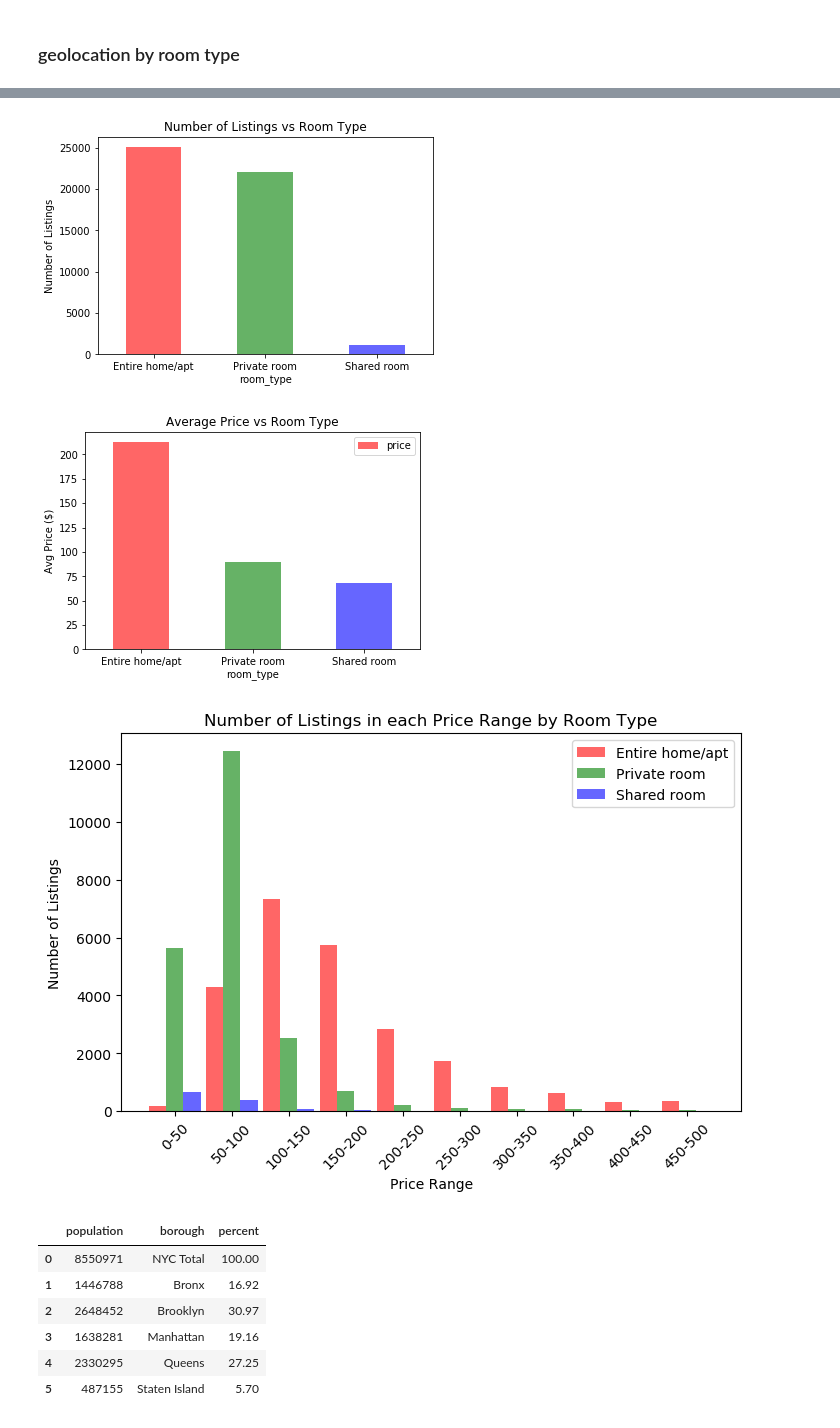
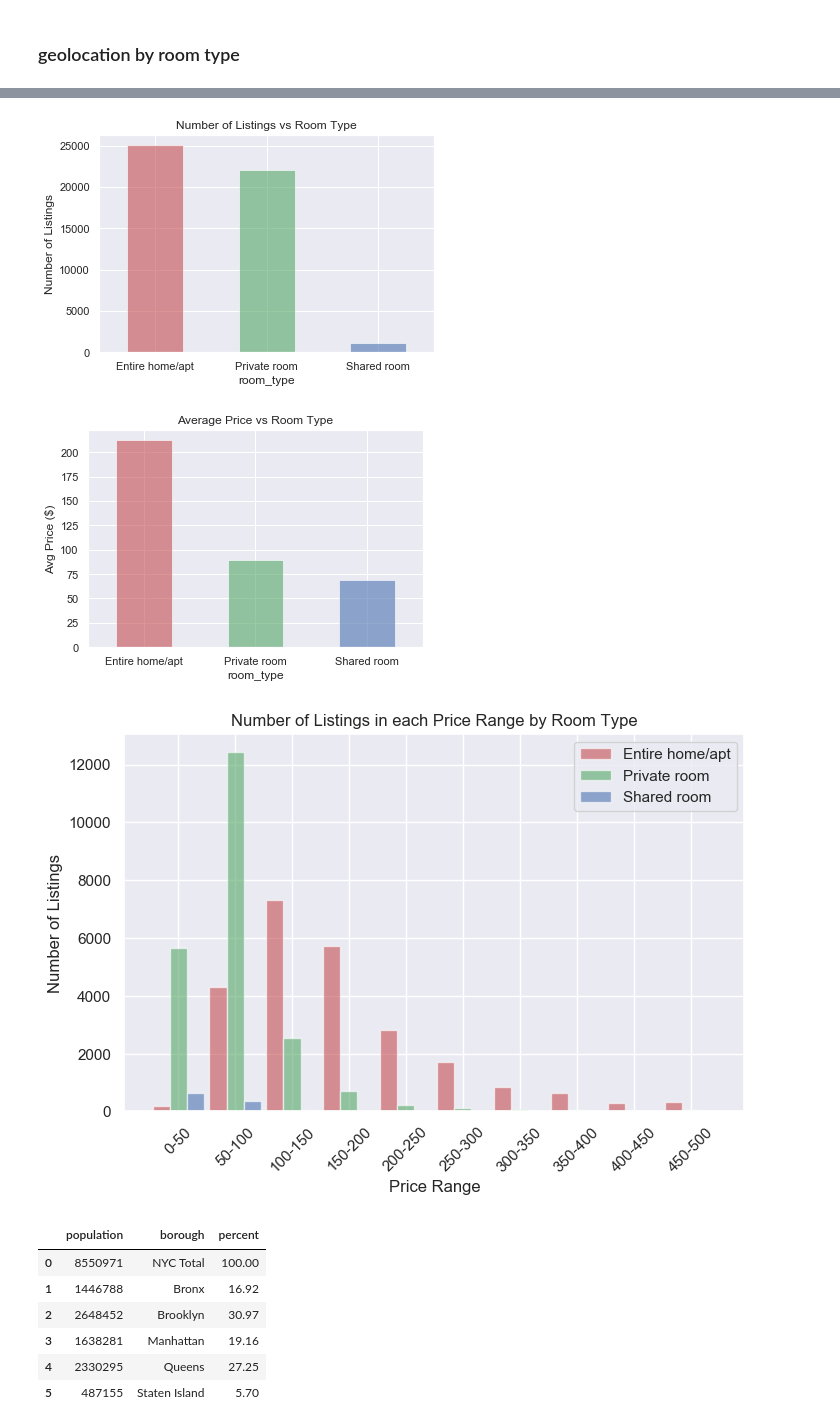
Before and after one commit to GeunT/Group-12-Project-1, a Jupyter notebook: Airbnb_starter_data.ipynb, the cells around one changed output, grey strips where cells are left out. Saved outputs shown, nothing was run; the diff lists cells and outputs as text; code cells hidden in the pictures.

Commit message:
update image

```diff
--- a/Airbnb_starter_data.ipynb
+++ b/Airbnb_starter_data.ipynb
@@ -18,6 +18,8 @@ import seaborn as sns
 import requests
 import json
 from IPython.display import IFrame
+
+sns.set()
 # %%
 listing_data = "Airbnb_Data/Detailed/listings.csv"
 listings_df = pd.read_csv(listing_data)
@@ -376,18 +387,19 @@ plt.legend().remove()
 plt.savefig("Images/Number of Listings vs Room Type.png")
 plt.show()
 # %% [output]
-[figure, old version]
+[figure, new version]
 # %%
 room_type_price = pd.DataFrame(organized_df.groupby("room_type")["price"].mean())
 
 room_type_price.plot.bar(color = "rgb", alpha = 0.6)
 plt.xticks(rotation = "0")
 plt.ylabel("Avg Price ($)")
+plt.legend().remove()
 plt.title("Average Price vs Room Type")
 plt.savefig("Images/Average Price vs Room Type.png")
 plt.show()
 # %% [output]
-[figure, old version]
+[figure, new version]
 # %%
 entire_home = organized_df.loc[organized_df["room_type"]=="Entire home/apt"].groupby("Price Range ($)")["id"].count()[0:10]
 private_room = organized_df.loc[organized_df["room_type"]=="Private room"].groupby("Price Range ($)")["id"].count()[0:10]
@@ -410,7 +422,7 @@ plt.legend()
 plt.savefig("Images/Number of Listings in each Price Range by Room Type.png")
 plt.show()
 # %% [output]
-[figure, old version]
+[figure, new version]
 # %%
 url = "https://data.cityofnewyork.us/resource/xywu-7bv9.json"
 response = requests.get(url)
```
Also changed, not shown: parts of 19 cells of this notebook, 22 other files.
